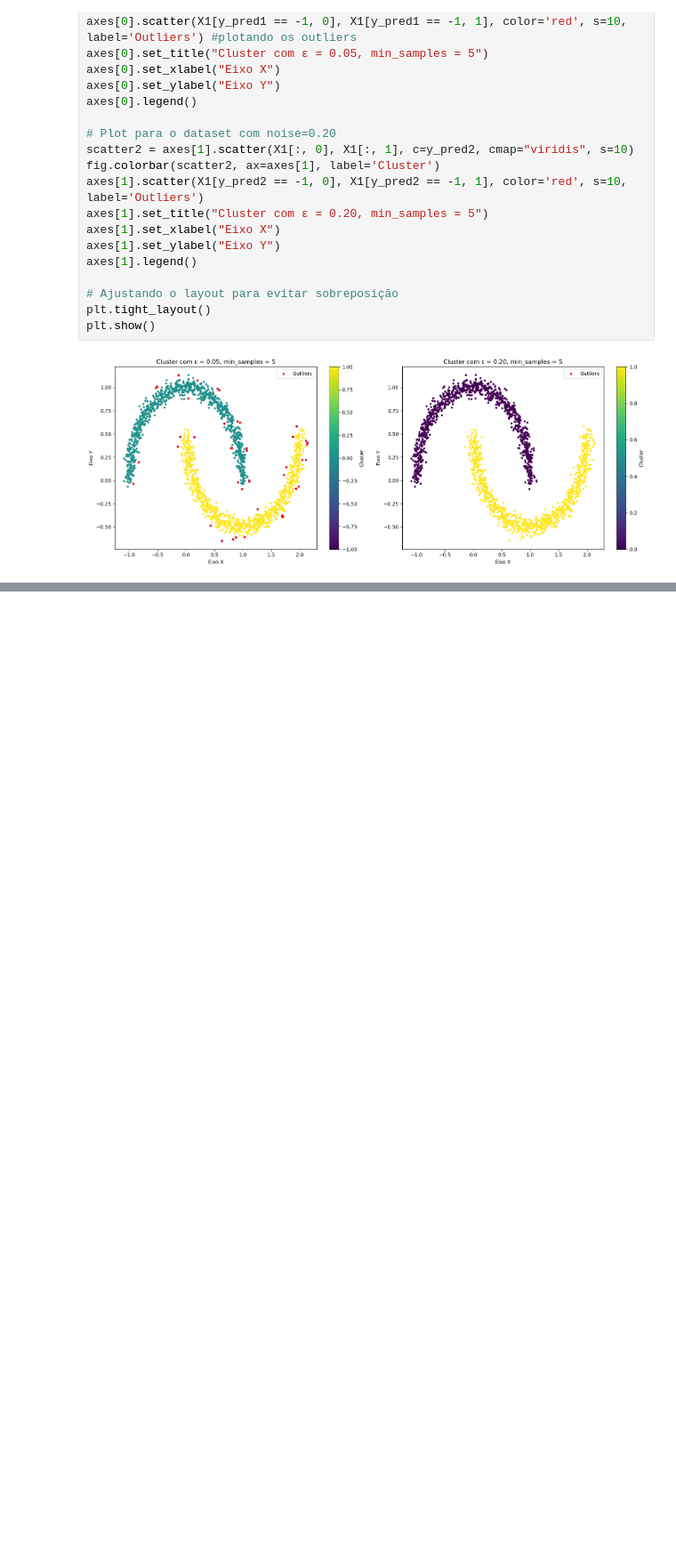
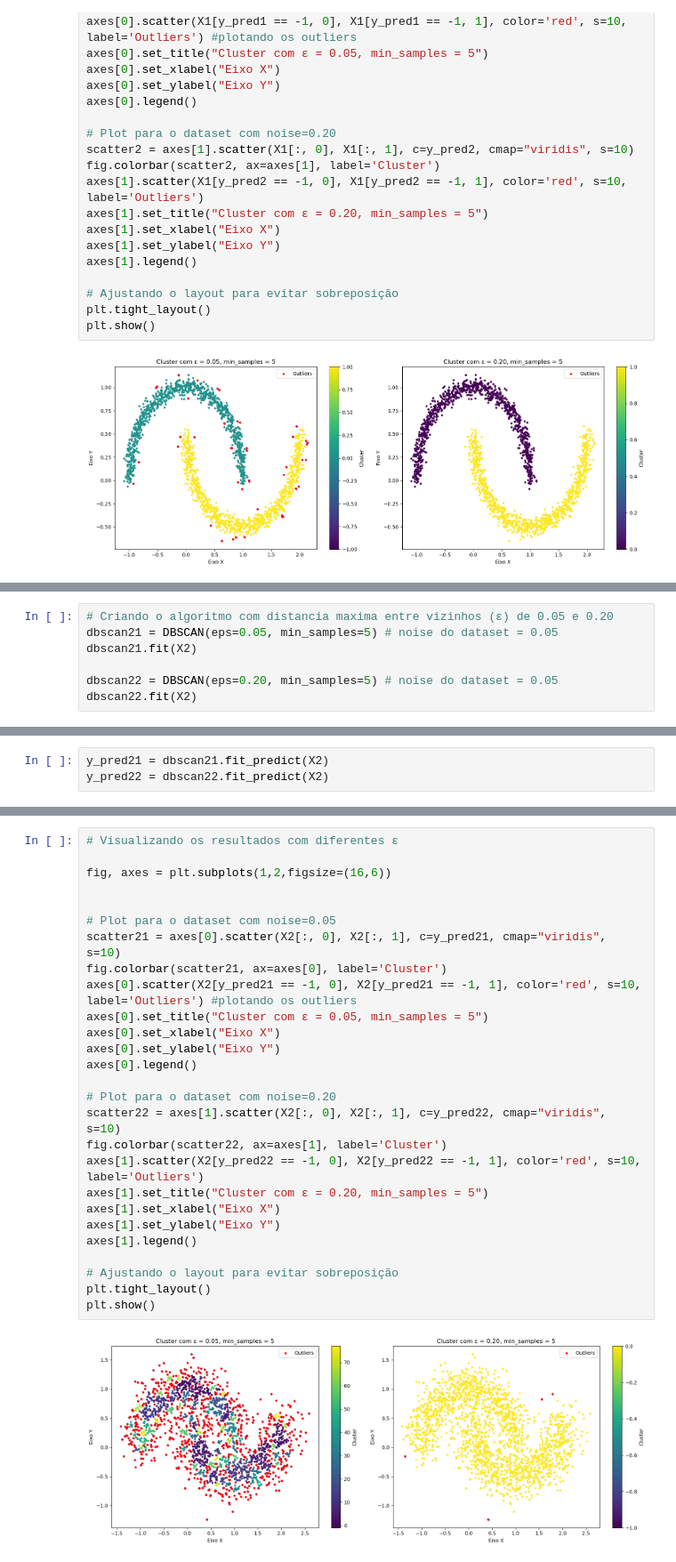
Before and after one commit to rafajovelho/Clustering, a Jupyter notebook: DBSCAN Clustering.ipynb, the cells around one changed output, grey strips where cells are left out. Shown at 89% size. Drawn from its saved outputs; the diff is of its cells as text; blank space fills up the shorter version.

Commit message:
finalizando estudos de DBSCAN

```diff
--- a/DBSCAN Clustering.ipynb
+++ b/DBSCAN Clustering.ipynb
@@ -275,0 +257,7 @@ print(X1[y_pred1 == -1, 1])
+# %%
+# Criando o algoritmo com distancia maxima entre vizinhos (ε) de 0.05 e 0.20
+dbscan21 = DBSCAN(eps=0.05, min_samples=5) # noise do dataset = 0.05
+dbscan21.fit(X2)
+
+dbscan22 = DBSCAN(eps=0.20, min_samples=5) # noise do dataset = 0.05
+dbscan22.fit(X2)
@@ -275,0 +279,3 @@ print(X1[y_pred1 == -1, 1])
+# %%
+y_pred21 = dbscan21.fit_predict(X2)
+y_pred22 = dbscan22.fit_predict(X2)
@@ -275,0 +291,29 @@ print(X1[y_pred1 == -1, 1])
+# %%
+# Visualizando os resultados com diferentes ε
+
+fig, axes = plt.subplots(1,2,figsize=(16,6))
+
+
+# Plot para o dataset com noise=0.05
+scatter21 = axes[0].scatter(X2[:, 0], X2[:, 1], c=y_pred21, cmap="viridis", s=10)
+fig.colorbar(scatter21, ax=axes[0], label='Cluster')
+axes[0].scatter(X2[y_pred21 == -1, 0], X2[y_pred21 == -1, 1], color='red', s=10, label='Outliers') #plotando os outliers
+axes[0].set_title("Cluster com ε = 0.05, min_samples = 5")
+axes[0].set_xlabel("Eixo X")
+axes[0].set_ylabel("Eixo Y")
+axes[0].legend()
+
+# Plot para o dataset com noise=0.20
+scatter22 = axes[1].scatter(X2[:, 0], X2[:, 1], c=y_pred22, cmap="viridis", s=10)
+fig.colorbar(scatter22, ax=axes[1], label='Cluster')
+axes[1].scatter(X2[y_pred22 == -1, 0], X2[y_pred22 == -1, 1], color='red', s=10, label='Outliers')
+axes[1].set_title("Cluster com ε = 0.20, min_samples = 5")
+axes[1].set_xlabel("Eixo X")
+axes[1].set_ylabel("Eixo Y")
+axes[1].legend()
+
+# Ajustando o layout para evitar sobreposição
+plt.tight_layout()
+plt.show()
+# %% [output]
+[figure, added]
```
Also changed, not shown: parts of 32 cells of this notebook.
